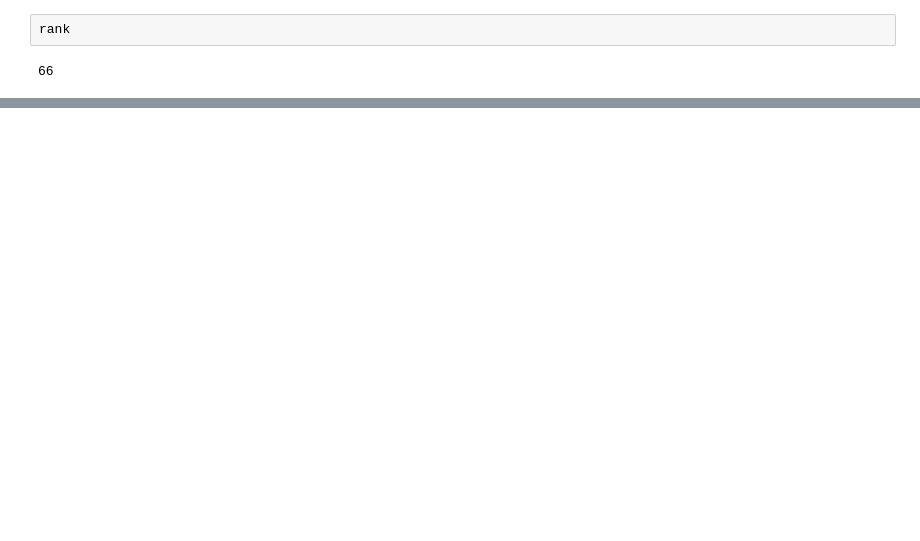
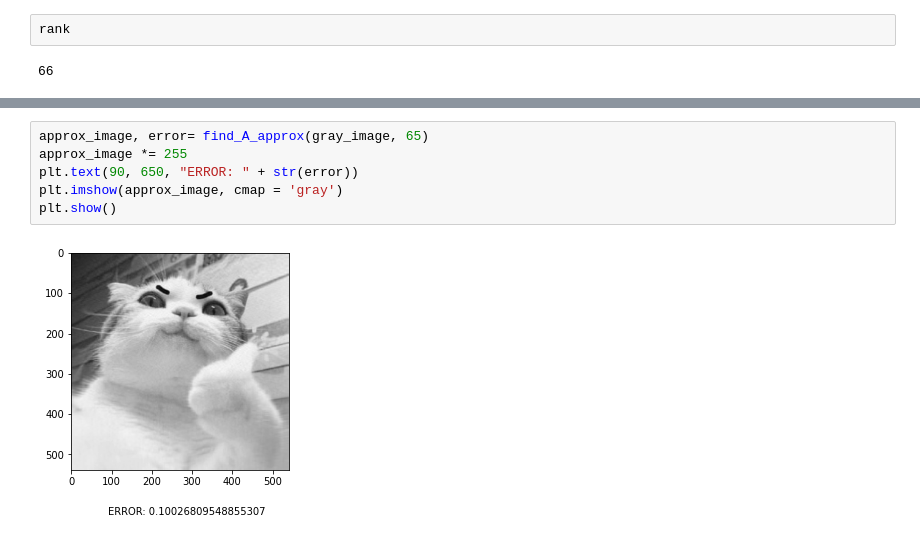
Before and after one commit to ganocidum/SVD-ImageCompression, a Jupyter notebook: Image_Compression_Gray.ipynb, the cells around one changed output, grey strips where cells are left out. Drawn from its saved outputs; the diff is of its cells as text; blank space fills up the shorter version.

```diff
--- a/Image_Compression_Gray.ipynb
+++ b/Image_Compression_Gray.ipynb
@@ -167,0 +183,8 @@ plt.show()
+# %%
+approx_image, error= find_A_approx(gray_image, 65)
+approx_image *= 255
+plt.text(90, 650, "ERROR: " + str(error))
+plt.imshow(approx_image, cmap = 'gray')
+plt.show()
+# %% [output]
+[figure, added]
```
Also changed, not shown: parts of 14 cells of this notebook, 2 other files.
